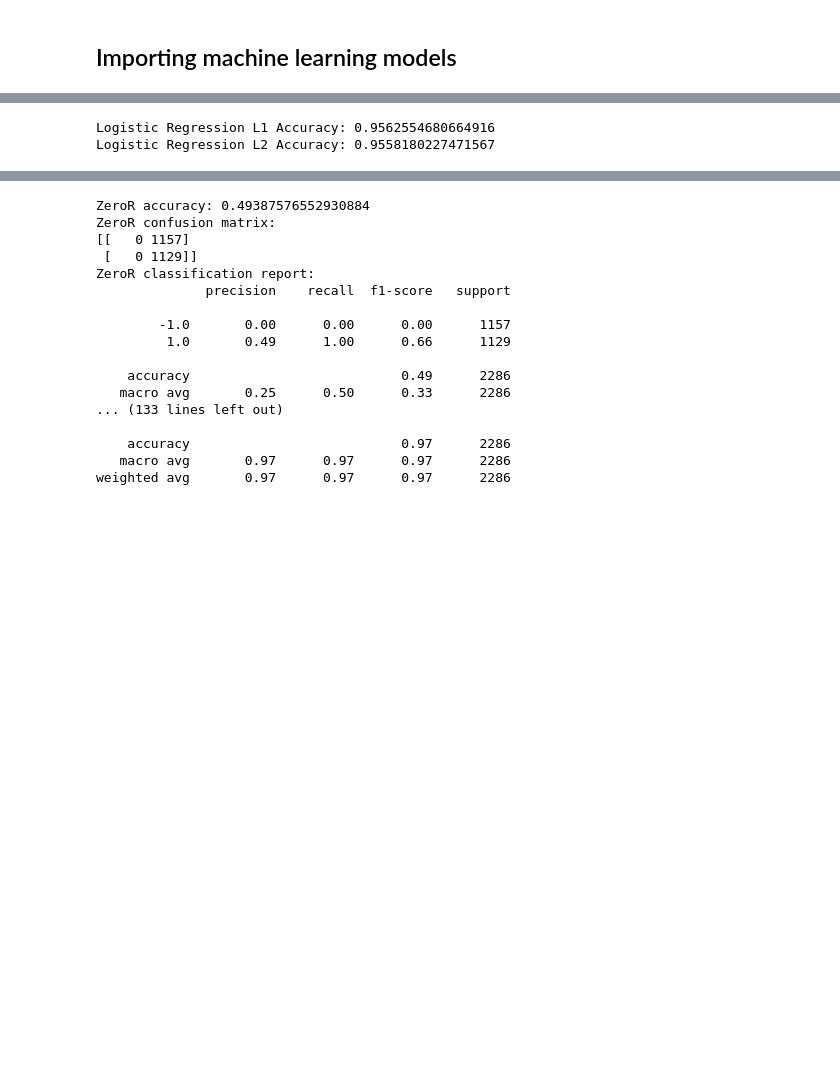
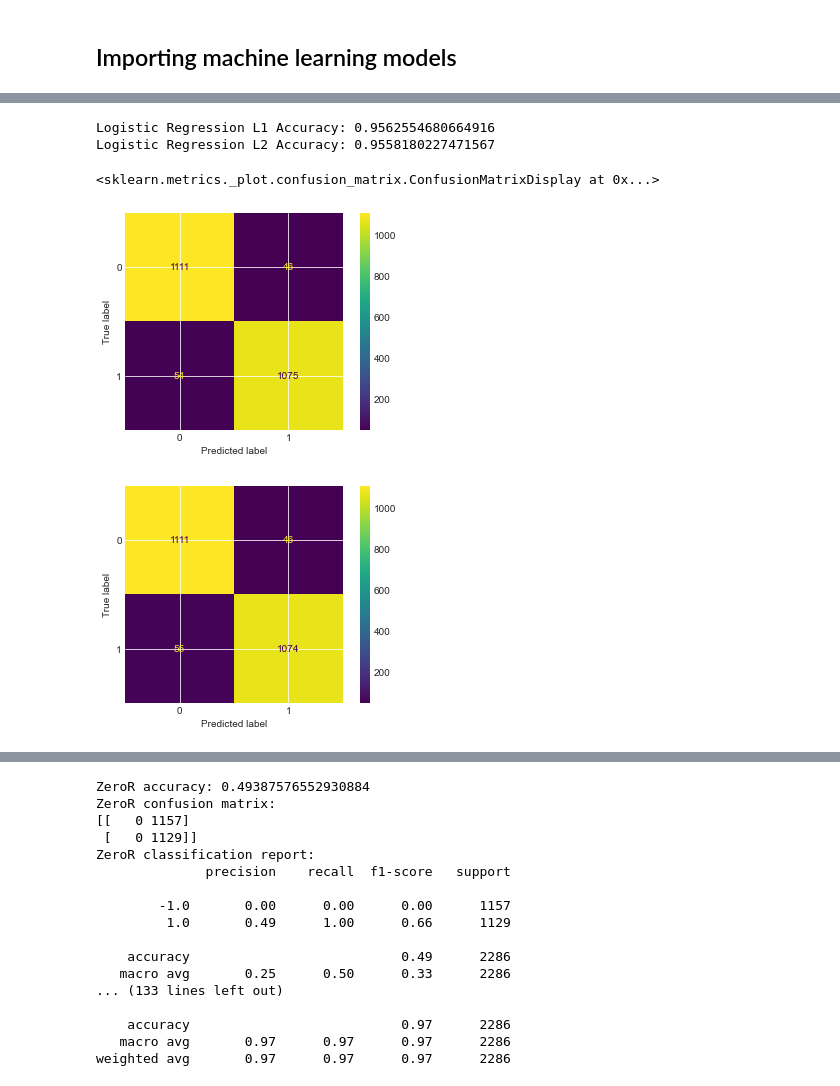
Before and after one commit to Mamdouh-Attia/Web-page-Phishing-Detection, a Jupyter notebook: workflow_notebook.ipynb, the cells around one changed output, grey strips where cells are left out. Drawn from its saved outputs; the diff is of its cells as text; code cells hidden in the pictures; blank space fills up the shorter version.

```diff
--- a/workflow_notebook.ipynb
+++ b/workflow_notebook.ipynb
@@ -334,20 +381,25 @@ weighted avg       0.96      0.96      0.96      2286
 # %%
 #trying out regularization for logistic regression
 #L1 regularization
 logreg_l1 = LogisticRegression(penalty='l1', solver='liblinear', max_iter=1000)
 logreg_l1.fit(X_train, y_train)
 y_pred = logreg_l1.predict(X_test)
 acc_log_l1 = accuracy_score(y_test, y_pred)
 print('Logistic Regression L1 Accuracy:', acc_log_l1)
+ConfusionMatrixDisplay(confusion_matrix(y_test, y_pred)).plot()
 
 #L2 regularization
 logreg_l2 = LogisticRegression(penalty='l2', solver='lbfgs', max_iter=1000)
 logreg_l2.fit(X_train, y_train)
 y_pred = logreg_l2.predict(X_test)
 acc_log_l2 = accuracy_score(y_test, y_pred)
 print('Logistic Regression L2 Accuracy:', acc_log_l2)
+ConfusionMatrixDisplay(confusion_matrix(y_test, y_pred)).plot()
 # %% [output]
 Logistic Regression L1 Accuracy: 0.9562554680664916
 Logistic Regression L2 Accuracy: 0.9558180227471567
+<sklearn.metrics._plot.confusion_matrix.ConfusionMatrixDisplay at 0x...>
+[figure, added]
+[figure, added]
 # %%
 # Support Vector Machines
```
Also changed, not shown: parts of 26 cells of this notebook, 5 other files.
